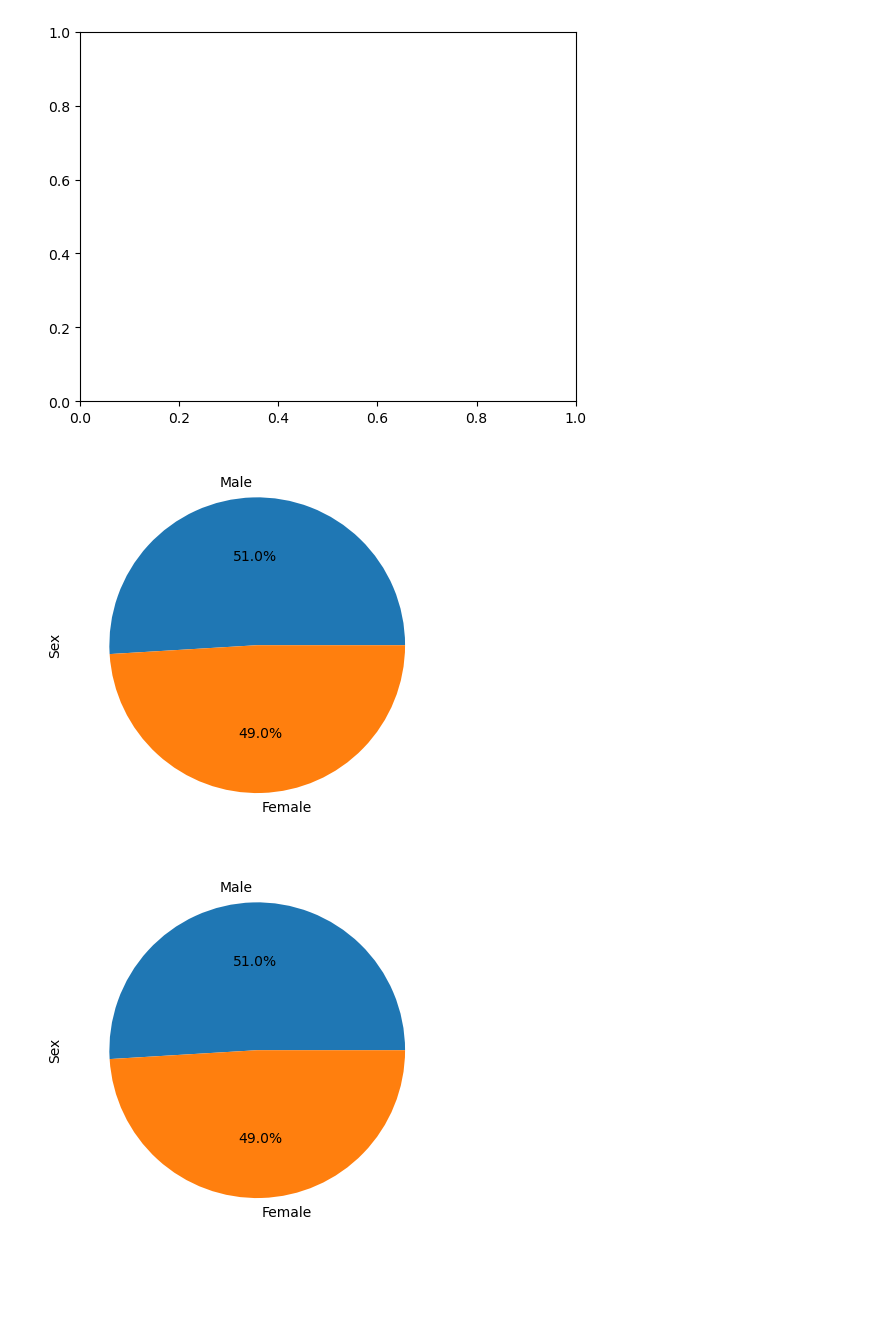
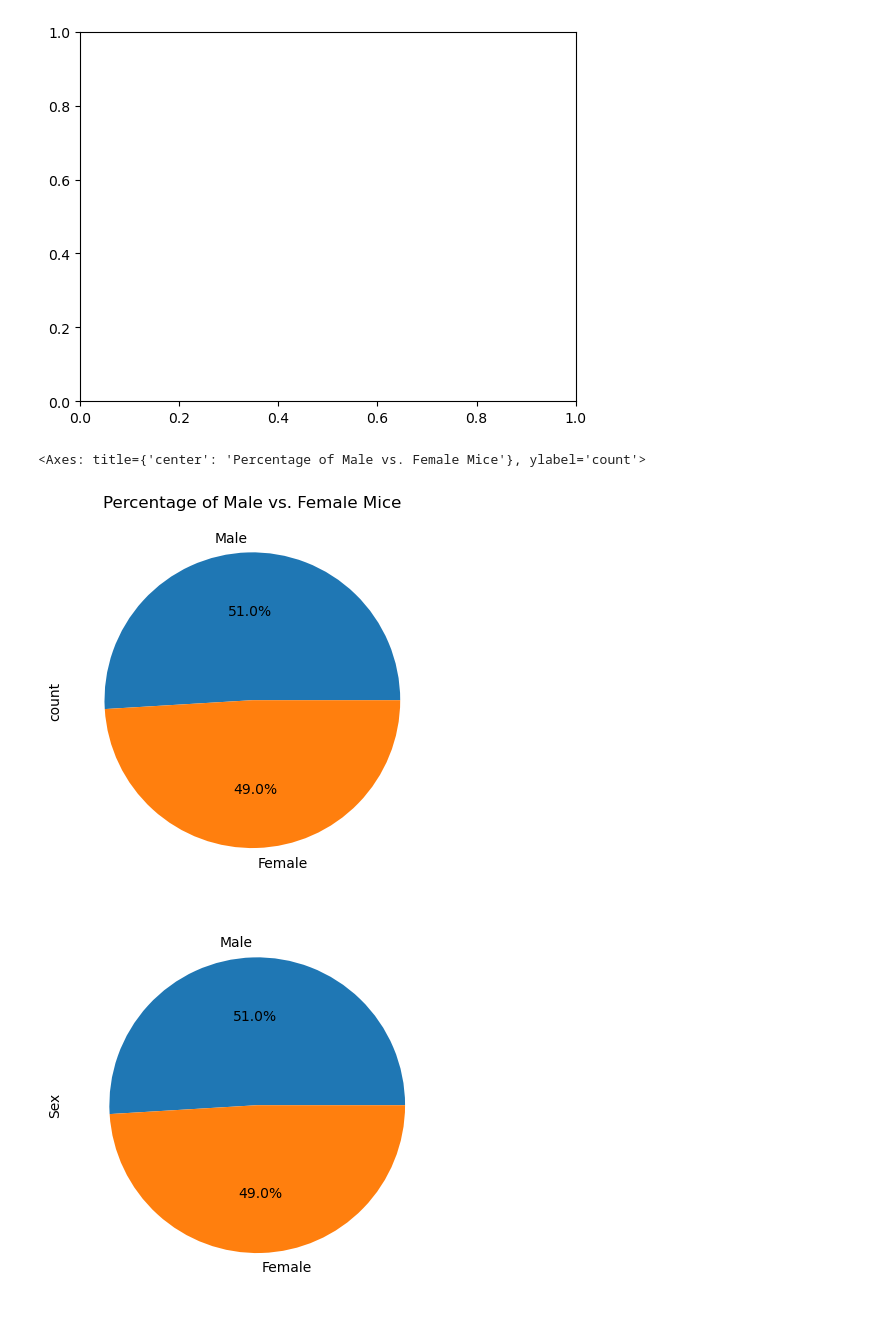
Before and after one commit to kkeegan333/Pandas-Visualization-Challenge, a Jupyter notebook: pymaceuticals_starter.ipynb, the cells around one changed output. Saved outputs shown, nothing was run; the diff lists cells and outputs as text; code cells hidden in the pictures; blank space fills up the shorter version.

```diff
--- a/pymaceuticals_starter.ipynb
+++ b/pymaceuticals_starter.ipynb
@@ -128,8 +128,11 @@ ValueError: shape mismatch: objects cannot be broadcast to a single shape.  Mism
 [figure]
 # %%
 # Generate a pie plot showing the distribution of female versus male mice using Pandas
+gender_count = cleaned_mouse_df['Sex'].value_counts()
+gender_count.plot(kind='pie', autopct="%1.1f%%", title= "Percentage of Male vs. Female Mice")
 # %% [output]
+<Axes: title={'center': 'Percentage of Male vs. Female Mice'}, ylabel='count'>
-[figure, old version]
+[figure, new version]
 # %%
 # Generate a pie plot showing the distribution of female versus male mice using pyplot
 # %% [output]
```
Also changed, not shown: parts of 3 cells of this notebook, 1 other file.
